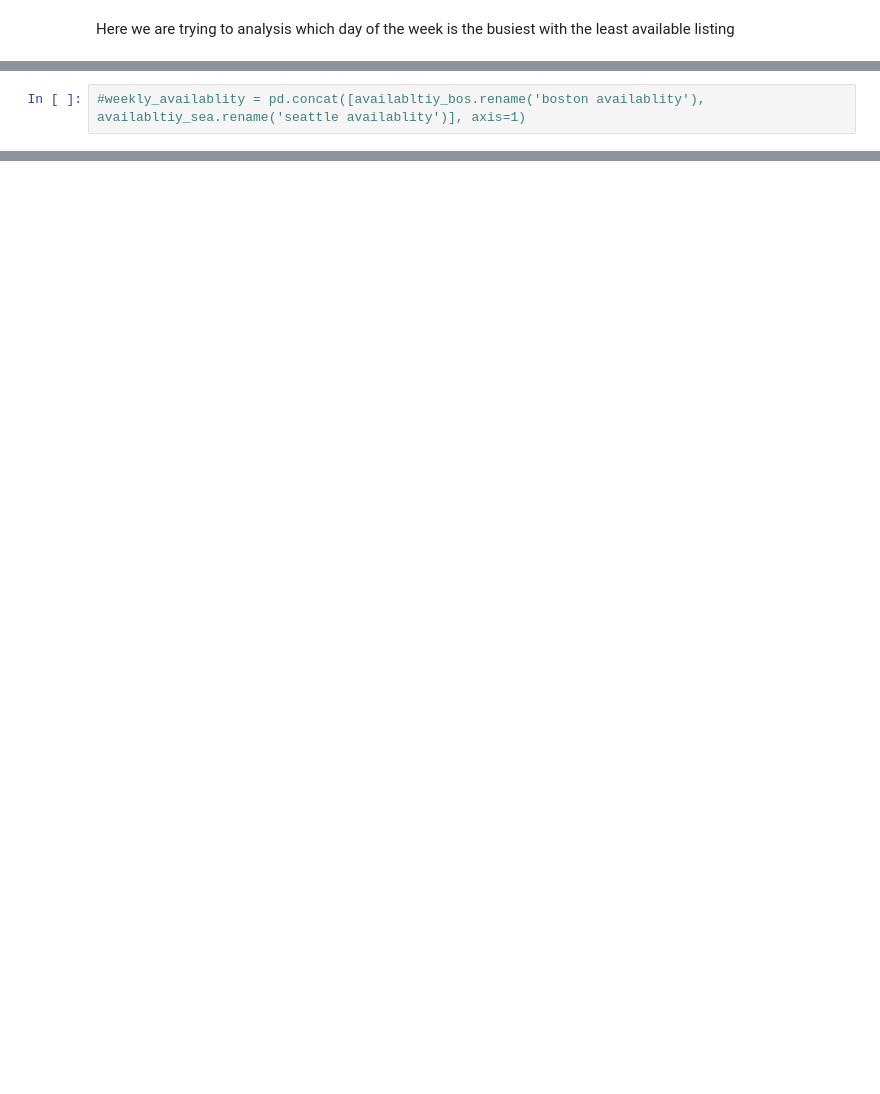
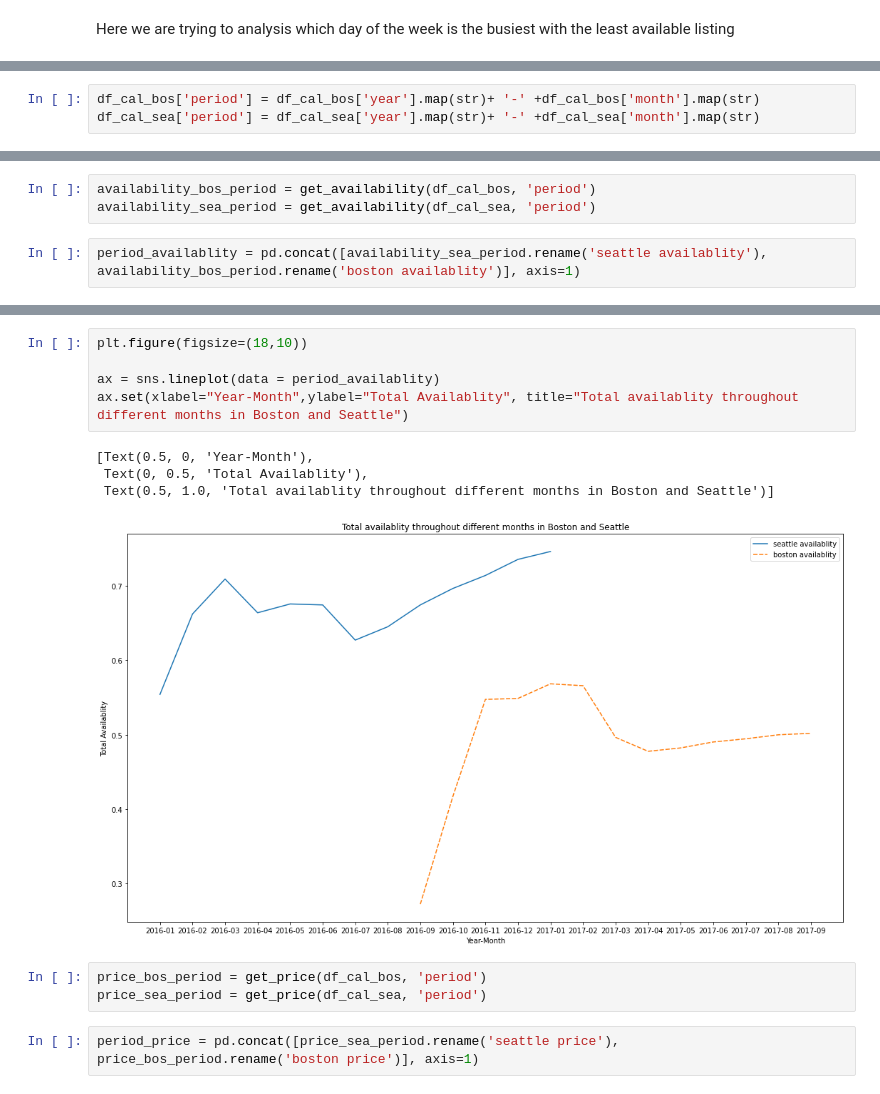
Before and after one commit to ivanmang/Airbnb-data-analysis, a Jupyter notebook: price_pattern.ipynb, the cells around one changed output, grey strips where cells are left out. Saved outputs shown, nothing was run; the diff lists cells and outputs as text; blank space fills up the shorter version.

```diff
--- a/price_pattern.ipynb
+++ b/price_pattern.ipynb
@@ -140,0 +143,3 @@ ax.set_xticklabels(["Monday","Tuesday","Wednesday","Thursday","Friday","Saturday
+# %%
+df_cal_bos['period'] = df_cal_bos['year'].map(str)+ '-' +df_cal_bos['month'].map(str)
+df_cal_sea['period'] = df_cal_sea['year'].map(str)+ '-' +df_cal_sea['month'].map(str)
@@ -141,2 +162,5 @@ ax.set_xticklabels(["Monday","Tuesday","Wednesday","Thursday","Friday","Saturday
+# %%
+availability_bos_period = get_availability(df_cal_bos, 'period')
+availability_sea_period = get_availability(df_cal_sea, 'period')
 # %%
-#weekly_availablity = pd.concat([availabltiy_bos.rename('boston availablity'), availabltiy_sea.rename('seattle availablity')], axis=1)
+period_availablity = pd.concat([availability_sea_period.rename('seattle availablity'), availability_bos_period.rename('boston availablity')], axis=1)
@@ -142,0 +189,15 @@ ax.set_xticklabels(["Monday","Tuesday","Wednesday","Thursday","Friday","Saturday
+# %%
+plt.figure(figsize=(18,10))
+
+ax = sns.lineplot(data = period_availablity)
+ax.set(xlabel="Year-Month",ylabel="Total Availablity", title="Total availablity throughout different months in Boston and Seattle")
+# %% [output]
+[Text(0.5, 0, 'Year-Month'),
+ Text(0, 0.5, 'Total Availablity'),
+ Text(0.5, 1.0, 'Total availablity throughout different months in Boston and Seattle')]
+[figure, added]
+# %%
+price_bos_period = get_price(df_cal_bos, 'period')
+price_sea_period = get_price(df_cal_sea, 'period')
+# %%
+period_price = pd.concat([price_sea_period.rename('seattle price'), price_bos_period.rename('boston price')], axis=1)
```
Also changed, not shown: parts of 22 cells of this notebook.
